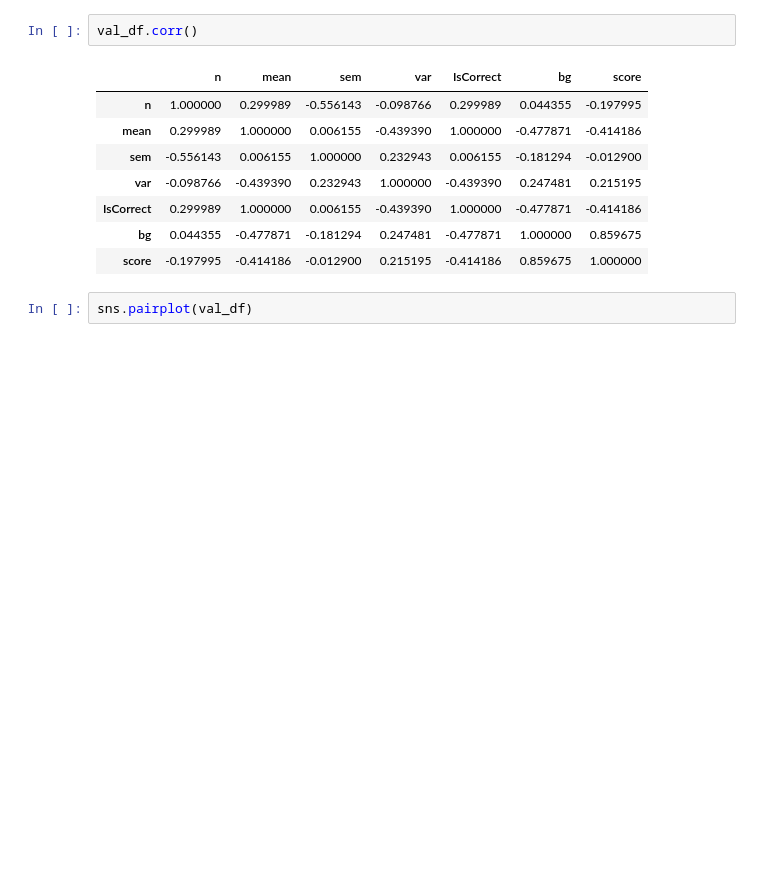
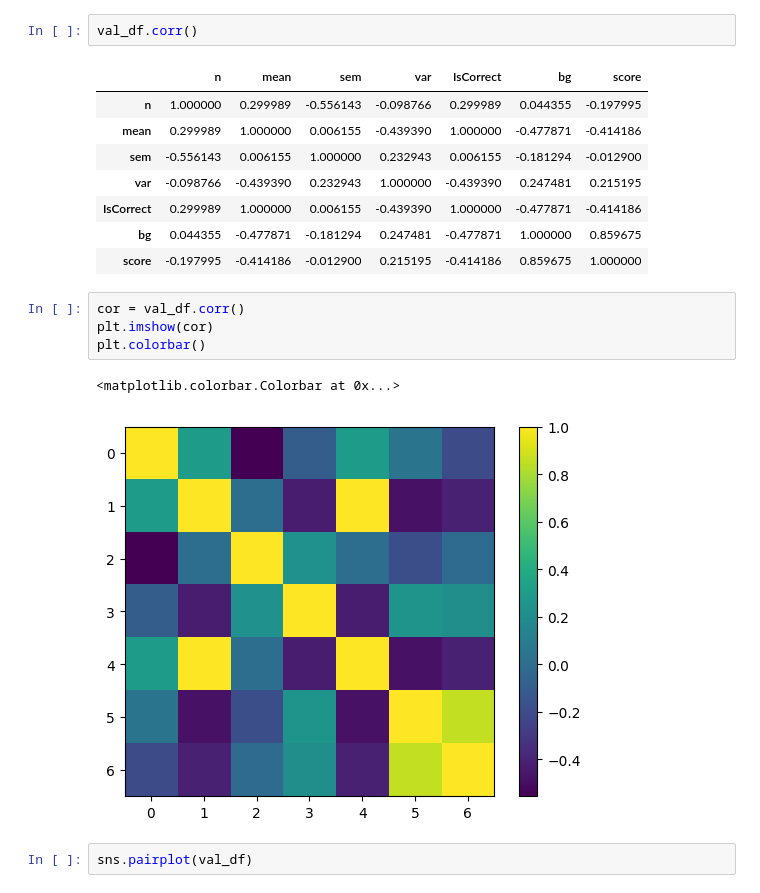
Before and after one commit to taetae991202/termproject, a Jupyter notebook: termproject.ipynb, the cells around one changed output. Cells and saved outputs as stored; diff of their text form; blank space fills up the shorter version.

```diff
--- a/termproject.ipynb
+++ b/termproject.ipynb
@@ -331,6 +331,13 @@ val_df.corr()
 | IsCorrect | 0.299989 | 1.000000 | 0.006155 | -0.439390 | 1.000000 | -0.477871 | -0.414186 |
 | bg | 0.044355 | -0.477871 | -0.181294 | 0.247481 | -0.477871 | 1.000000 | 0.859675 |
 | score | -0.197995 | -0.414186 | -0.012900 | 0.215195 | -0.414186 | 0.859675 | 1.000000 |
+# %%
+cor = val_df.corr()
+plt.imshow(cor)
+plt.colorbar()
+# %% [output]
+<matplotlib.colorbar.Colorbar at 0x...>
+[figure, added]
 # %%
 sns.pairplot(val_df)
 # %% [output]
```
Also changed, not shown: parts of 3 cells of this notebook.
